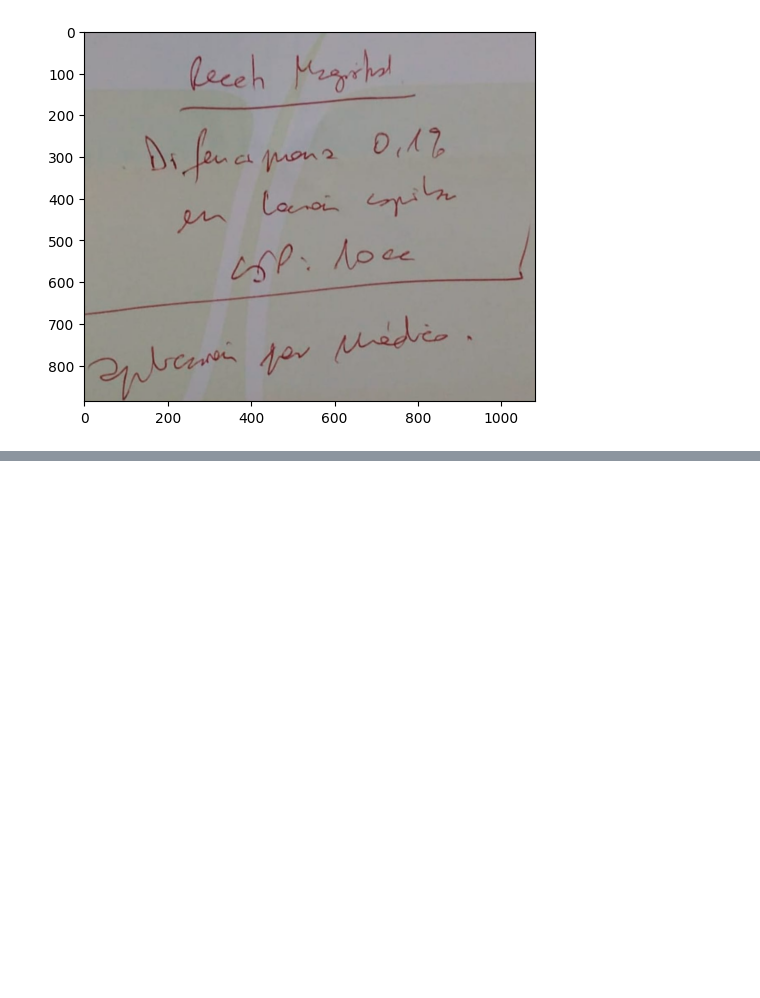
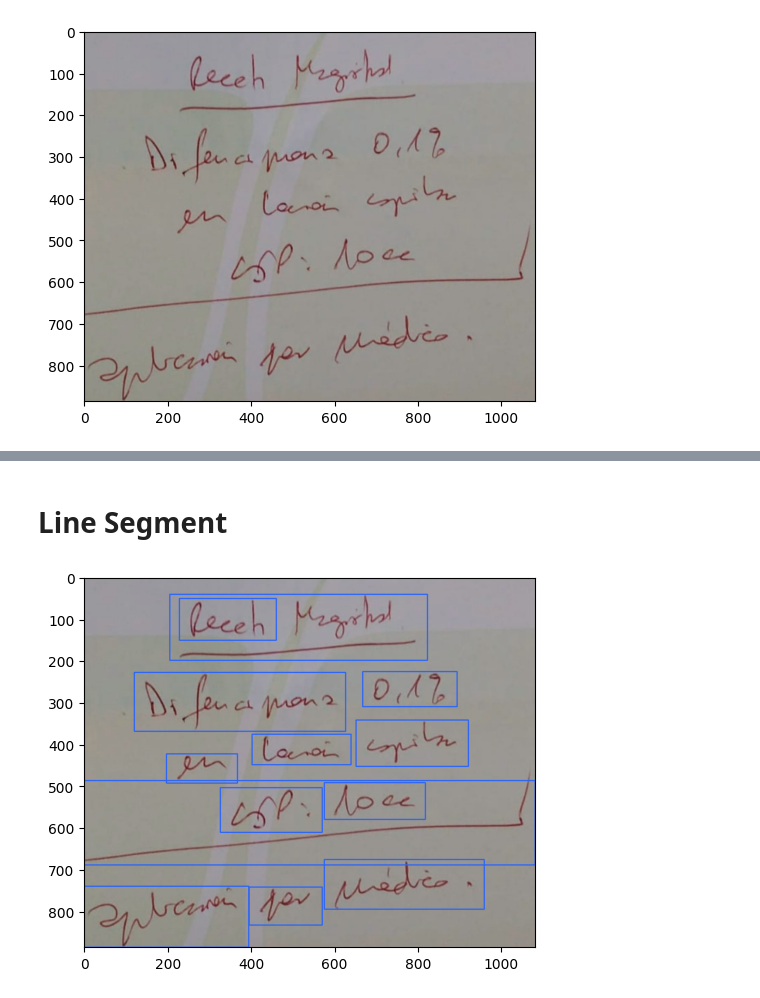
Before and after one commit to fbientrigo/cv_medical, a Jupyter notebook: 01_blockConstruction/01_recongnitionblocks.ipynb, the cells around one changed output, grey strips where cells are left out. Cells and saved outputs as stored; diff of their text form; code cells hidden in the pictures; blank space fills up the shorter version.

```diff
--- a/01_blockConstruction/01_recongnitionblocks.ipynb
+++ b/01_blockConstruction/01_recongnitionblocks.ipynb
@@ -122,0 +142,16 @@ plt.imshow(img)
+# %%
+(contours, heirarchy) = cv2.findContours(dilated.copy(), cv2.RETR_EXTERNAL, cv2.CHAIN_APPROX_NONE)
+sorted_contours_lines = sorted(contours, key = lambda ctr : cv2.boundingRect(ctr)[1]) # (x, y, w, h)
+# %% [markdown]
+# Line Segment
+# %%
+img2 = img.copy()
+
+for ctr in sorted_contours_lines:
+
+    x,y,w,h = cv2.boundingRect(ctr)
+    cv2.rectangle(img2, (x,y), (x+w, y+h), (40, 100, 250), 2)
+
+plt.imshow(img2);
+# %% [output]
+[figure, added]
```
Also changed, not shown: parts of 9 cells of this notebook, 7 other files.
